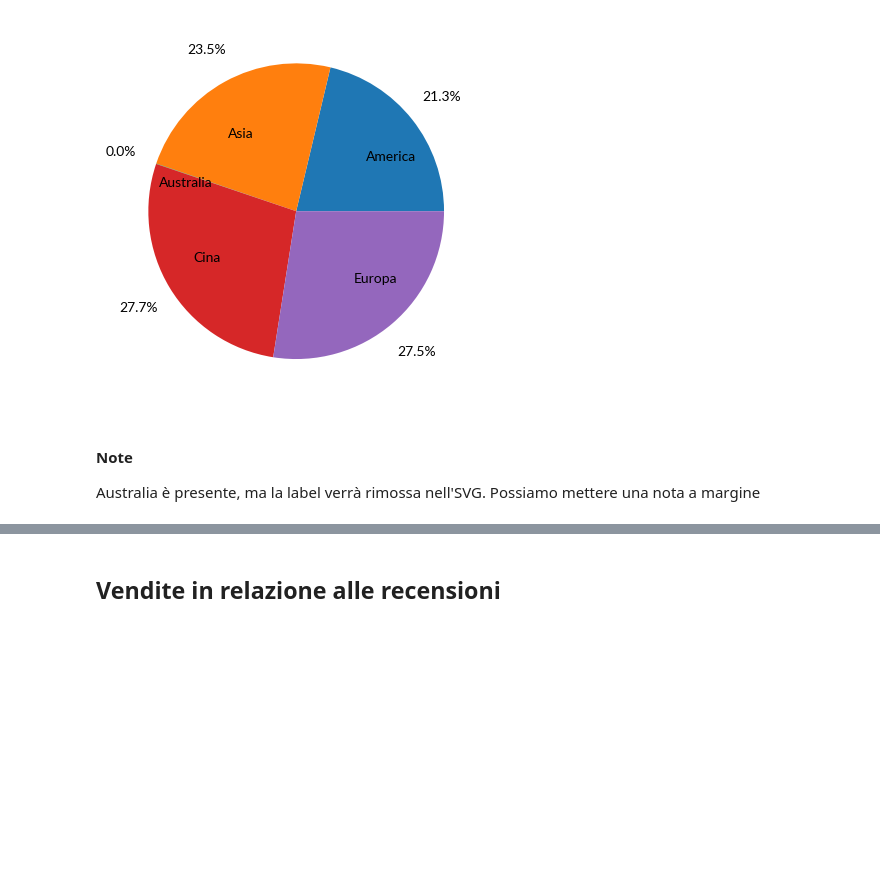
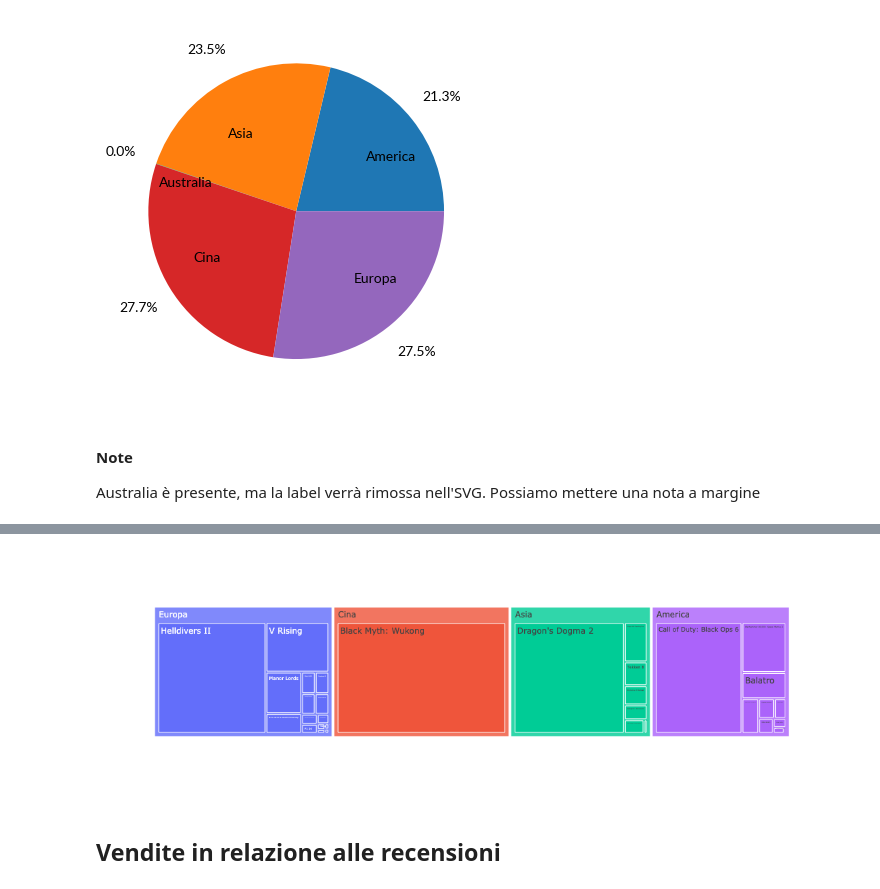
Before and after one commit to demic-dev/vs-project, a Jupyter notebook: charts.ipynb, the cells around one changed output, grey strips where cells are left out. Saved outputs shown, nothing was run; the diff lists cells and outputs as text; code cells hidden in the pictures; blank space fills up the shorter version.

```diff
--- a/charts.ipynb
+++ b/charts.ipynb
@@ -31,5 +13,6 @@ Successfully installed seaborn-0.13.2
 # %%
 columns_mapping = {"Gioco": "name", "Genere (principale)": "genre", "Produzione*": "production", "Origine": "from_where", "prezzo(€)": "price_in_euro", "Vendite stimate(k)": "sales_k", "max giocatori": "max_players", "recensioni positive(%)": "reviews"}
+boolean_mapping = {'TRUE': True, '': False}
 # %%
 import pandas as pd
 import matplotlib.pyplot as plt
@@ -70,6 +53,7 @@ def build_chart_path(name):
 # %%
 games = pd.read_csv("data/2024-games.csv", na_filter=False)
 games.rename(columns=columns_mapping, inplace=True)
+games['comparing_with_concord'] = games['comparing_with_concord'].map(boolean_mapping)
 games['genre'] = games['genre'].str.lower()
 games = fillempty_floats(games, ["price_in_euro", "sales_k", "max_players", "reviews"])
 # %%
@@ -161,7 +145,9 @@ plt.savefig(build_chart_path("sales_by_continent_2024"), format="svg")
 
 Australia è presente, ma la label verrà rimossa nell'SVG. Possiamo mettere una nota a margine
 # %%
-fig = px.treemap(games, hover_name='name', path=['from_where','name'], values='sales_k')
+games_to_compare = games.query('comparing_with_concord != 1')
+
+fig = px.treemap(games_to_compare, hover_name='name', path=['from_where','name'], values='sales_k')
 
 fig.show()
 fig.write_image(build_chart_path("treemap_sales_by_continent"))
@@ -170,3 +155,4 @@ fig.write_image(build_chart_path("treemap_sales_by_continent"))
+[figure, added]
 # %% [markdown]
 ## Vendite in relazione alle recensioni
 # %%
```
Also changed, not shown: parts of 5 cells of this notebook, 5 other files.
